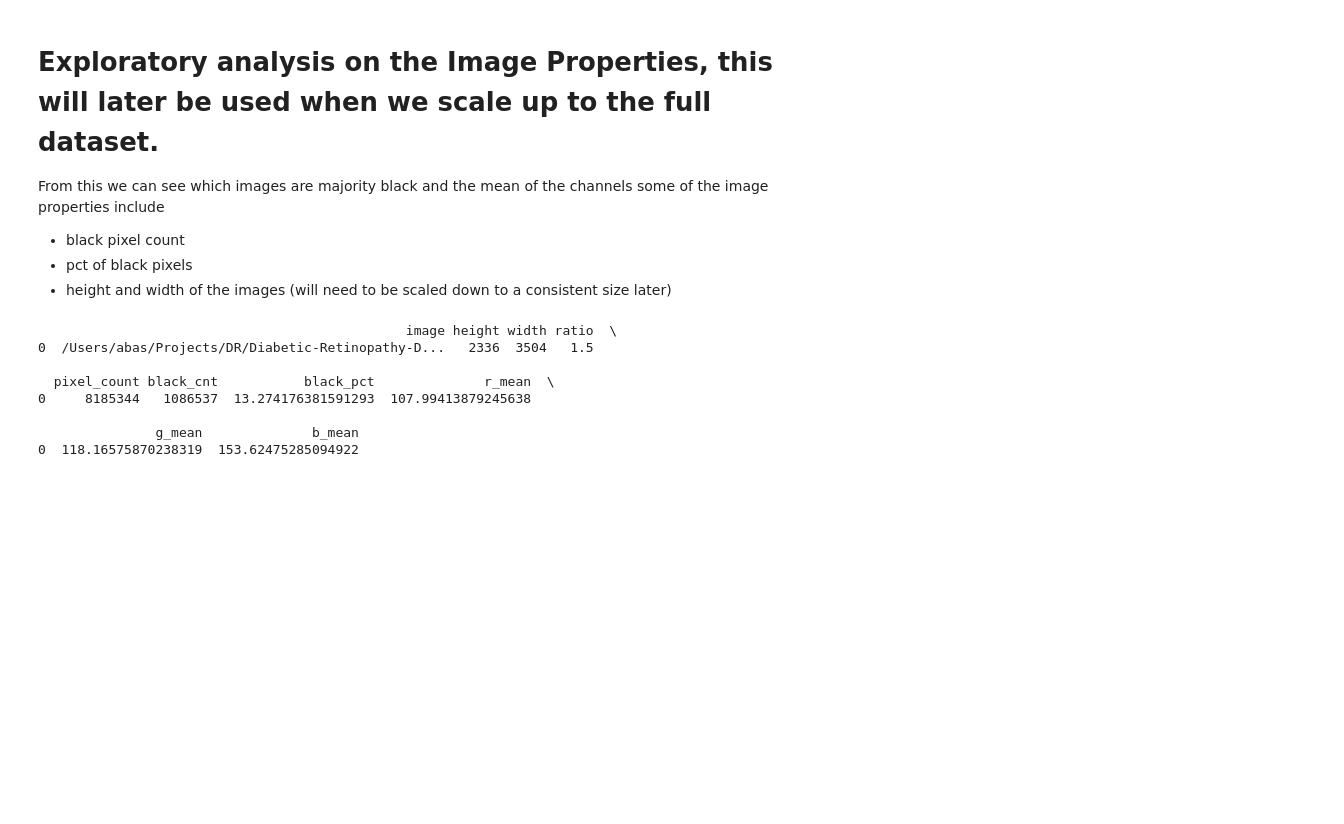
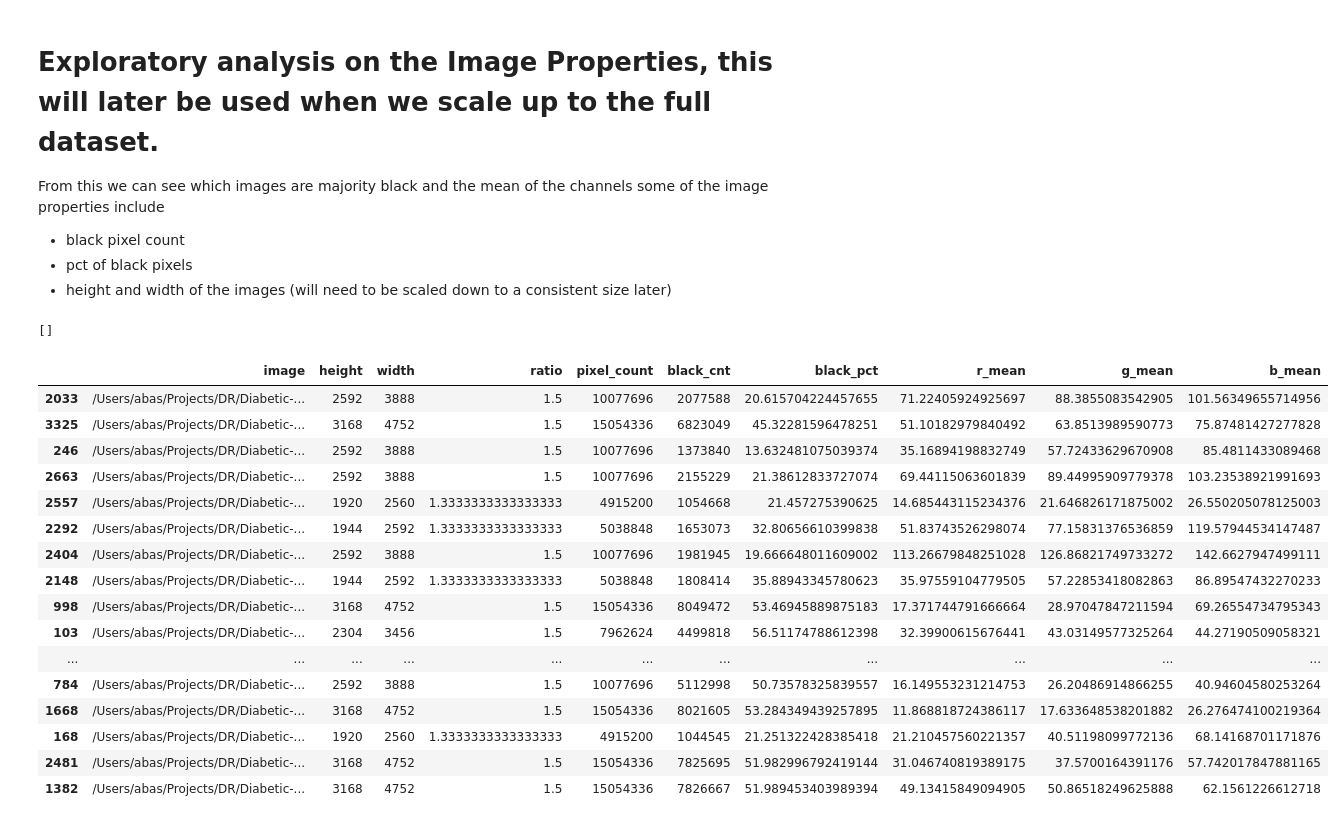
Before and after one commit to Ajama0/Diabetic-Retinopathy-Detection, a Jupyter notebook: Notebooks/data_exploration.ipynb, the cells around one changed output. Cells and saved outputs as stored; diff of their text form; code cells hidden in the pictures; blank space fills up the shorter version.

```diff
--- a/Notebooks/data_exploration.ipynb
+++ b/Notebooks/data_exploration.ipynb
@@ -531,6 +531,8 @@ some of the image properties include
 - pct of black pixels
 - height and width of the images (will need to be scaled down to a consistent size later)
 # %%
+
+black_images = []
 def image_properties(dataset, file_path):
     """
     This takes an input of either the train set or validation set
@@ -539,43 +541,65 @@ def image_properties(dataset, file_path):
     OUTPUT - a
     """
     train_results = []
+
     for index, row in tqdm(dataset.iterrows(), total = len(dataset)):
         img_path = os.path.join(file_path,f"{row["image"]}")
         #for each image get the shape
         img = cv2.imread(img_path)
         height, width, _ = img.shape
         ratio = width/height #ratio of the width to the height
         pixel_count = height*width
 
         #convert the image into grayscale, which makes it easier to find the number of black pixels as we use nonzero function
         gray_scaled = cv2.cvtColor(img, cv2.COLOR_RGB2GRAY)
         black_pixels = pixel_count - cv2.countNonZero(gray_scaled)
         black_pct = black_pixels/pixel_count * 100 #percentage of how dark each image is, if a threshold less than a certain pct we may remove
+
+        if(black_pct > 90):
+            print(img_path)
+            #append the path of the image to this list
+            black_images.append(img_path)
         red_mean, green_mean, blue_mean, _ = cv2.mean(img)
 
 
         #convert all to a dataframe to view summmary
         observation = np.array(
         (img_path, height, width, ratio, pixel_count, black_pixels, black_pct, red_mean, green_mean, blue_mean))
 
         train_results.append(observation)
 
         train_results_df = pd.DataFrame(train_results)
         train_results_df.columns = [
         'image','height','width','ratio','pixel_count','black_cnt','black_pct','r_mean','g_mean','b_mean']
 
-        return train_results_df
+    return train_results_df
 
-dev_csv = pd.read_csv('dr_dev.csv')
-inspect_properties = image_properties(dev_csv, path)
 
-print(inspect_properties)
+inspect_properties = image_properties(dev_df, path)
+print(black_images)
+
+
+inspect_properties.head()
+inspect_properties.tail()
+
+#inspect random samples
+inspect_properties.sample(20)
 # %% [output]
-                                               image height width ratio  \
-0  /Users/abas/Projects/DR/Diabetic-Retinopathy-D...   2336  3504   1.5
-
-  pixel_count black_cnt           black_pct              r_mean  \
-0     8185344   1086537  13.274176381591293  107.99413879245638
-
-               g_mean              b_mean
-0  118.16575870238319  153.62475285094922
+[]
+|  | image | height | width | ratio | pixel_count | black_cnt | black_pct | r_mean | g_mean | b_mean |
+| 2033 | /Users/abas/Projects/DR/Diabetic-... | 2592 | 3888 | 1.5 | 10077696 | 2077588 | 20.615704224457655 | 71.22405924925697 | 88.3855083542905 | 101.56349655714956 |
+| 3325 | /Users/abas/Projects/DR/Diabetic-... | 3168 | 4752 | 1.5 | 15054336 | 6823049 | 45.32281596478251 | 51.10182979840492 | 63.8513989590773 | 75.87481427277828 |
+| 246 | /Users/abas/Projects/DR/Diabetic-... | 2592 | 3888 | 1.5 | 10077696 | 1373840 | 13.632481075039374 | 35.16894198832749 | 57.72433629670908 | 85.4811433089468 |
+| 2663 | /Users/abas/Projects/DR/Diabetic-... | 2592 | 3888 | 1.5 | 10077696 | 2155229 | 21.38612833727074 | 69.44115063601839 | 89.44995909779378 | 103.23538921991693 |
+| 2557 | /Users/abas/Projects/DR/Diabetic-... | 1920 | 2560 | 1.3333333333333333 | 4915200 | 1054668 | 21.457275390625 | 14.685443115234376 | 21.646826171875002 | 26.550205078125003 |
+| 2292 | /Users/abas/Projects/DR/Diabetic-... | 1944 | 2592 | 1.3333333333333333 | 5038848 | 1653073 | 32.80656610399838 | 51.83743526298074 | 77.15831376536859 | 119.57944534147487 |
+| 2404 | /Users/abas/Projects/DR/Diabetic-... | 2592 | 3888 | 1.5 | 10077696 | 1981945 | 19.666648011609002 | 113.26679848251028 | 126.86821749733272 | 142.6627947499111 |
+| 2148 | /Users/abas/Projects/DR/Diabetic-... | 1944 | 2592 | 1.3333333333333333 | 5038848 | 1808414 | 35.88943345780623 | 35.97559104779505 | 57.22853418082863 | 86.89547432270233 |
+| 998 | /Users/abas/Projects/DR/Diabetic-... | 3168 | 4752 | 1.5 | 15054336 | 8049472 | 53.46945889875183 | 17.371744791666664 | 28.97047847211594 | 69.26554734795343 |
+| 103 | /Users/abas/Projects/DR/Diabetic-... | 2304 | 3456 | 1.5 | 7962624 | 4499818 | 56.51174788612398 | 32.39900615676441 | 43.03149577325264 | 44.27190509058321 |
+| ... | ... | ... | ... | ... | ... | ... | ... | ... | ... | ... |
+| 784 | /Users/abas/Projects/DR/Diabetic-... | 2592 | 3888 | 1.5 | 10077696 | 5112998 | 50.73578325839557 | 16.149553231214753 | 26.20486914866255 | 40.94604580253264 |
+| 1668 | /Users/abas/Projects/DR/Diabetic-... | 3168 | 4752 | 1.5 | 15054336 | 8021605 | 53.284349439257895 | 11.868818724386117 | 17.633648538201882 | 26.276474100219364 |
+| 168 | /Users/abas/Projects/DR/Diabetic-... | 1920 | 2560 | 1.3333333333333333 | 4915200 | 1044545 | 21.251322428385418 | 21.210457560221357 | 40.51198099772136 | 68.14168701171876 |
+| 2481 | /Users/abas/Projects/DR/Diabetic-... | 3168 | 4752 | 1.5 | 15054336 | 7825695 | 51.982996792419144 | 31.046740819389175 | 37.5700164391176 | 57.742017847881165 |
+| 1382 | /Users/abas/Projects/DR/Diabetic-... | 3168 | 4752 | 1.5 | 15054336 | 7826667 | 51.989453403989394 | 49.13415849094905 | 50.86518249625888 | 62.1561226612718 |
```
Also changed, not shown: parts of 2 cells of this notebook, 2 other files.
